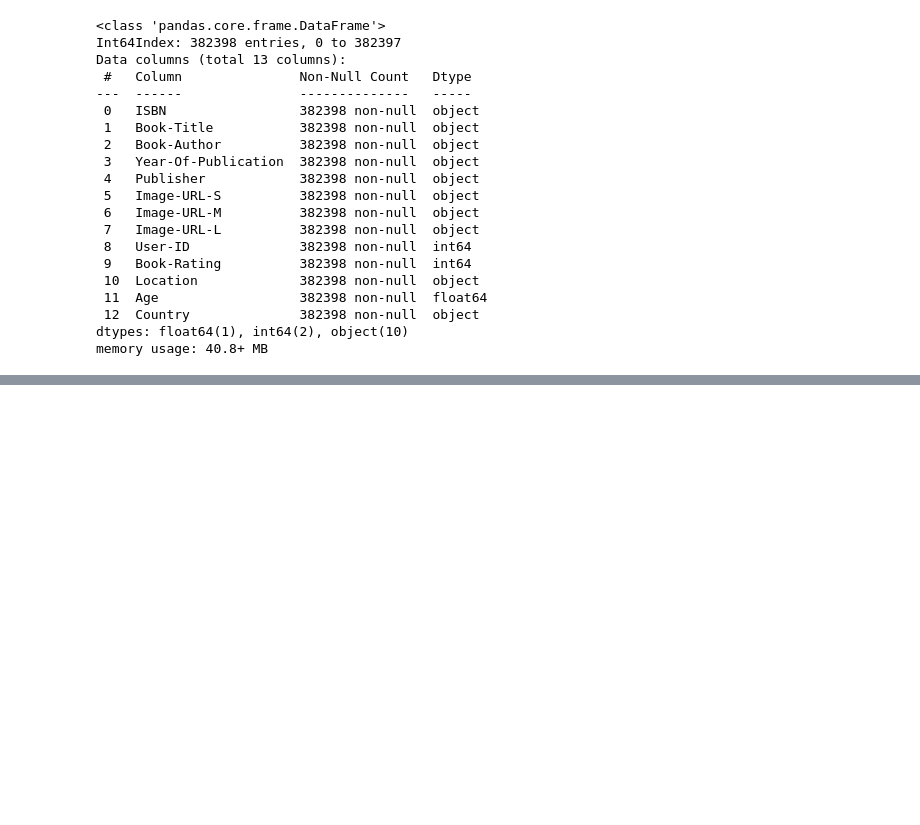
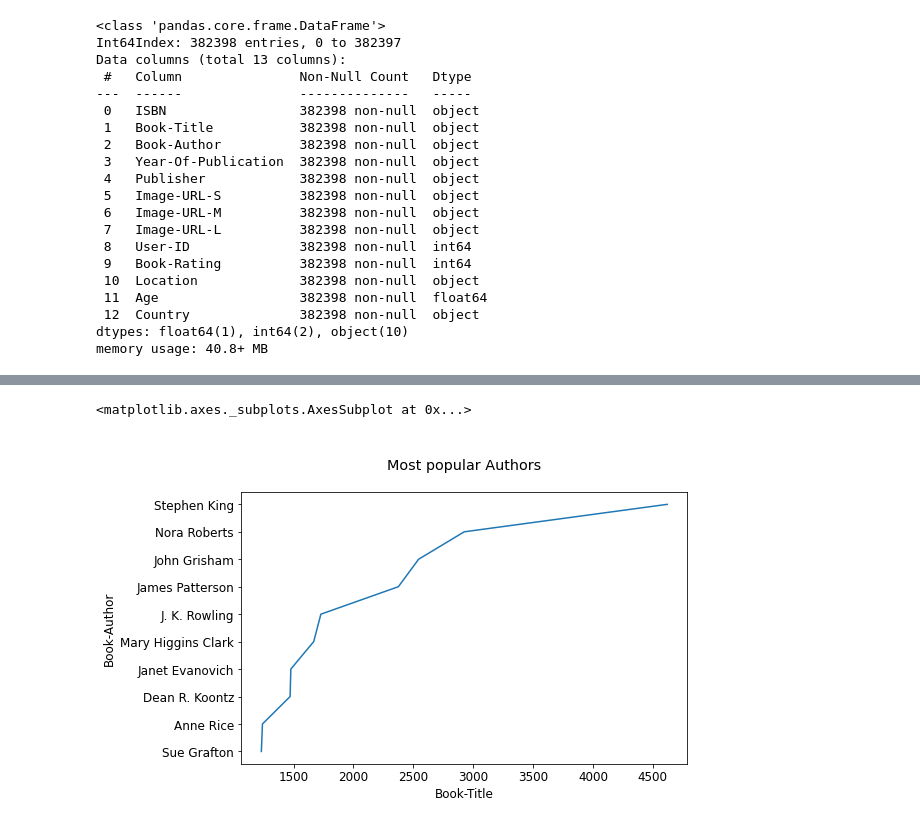
Before and after one commit to ghanalk1/Book-Recommendation-System, a Jupyter notebook: Rough_brs.ipynb, the cells around one changed output, grey strips where cells are left out. Drawn from its saved outputs; the diff is of its cells as text; code cells hidden in the pictures; blank space fills up the shorter version.

```diff
--- a/Rough_brs.ipynb
+++ b/Rough_brs.ipynb
@@ -613,0 +706,10 @@ memory usage: 40.8+ MB
+# %%
+# most popular book authors
+author = df.groupby('Book-Author')['Book-Title'].count().reset_index().sort_values(by='Book-Title', ascending=False)[:10]
+plt.figure(figsize=[8, 5])
+plt.rc('font', size=12)
+plt.title('\nMost popular Authors\n')
+sns.lineplot(data=author, y='Book-Author', x='Book-Title')
+# %% [output]
+<matplotlib.axes._subplots.AxesSubplot at 0x...>
+[figure, added]
```
Also changed, not shown: parts of 20 cells of this notebook.
